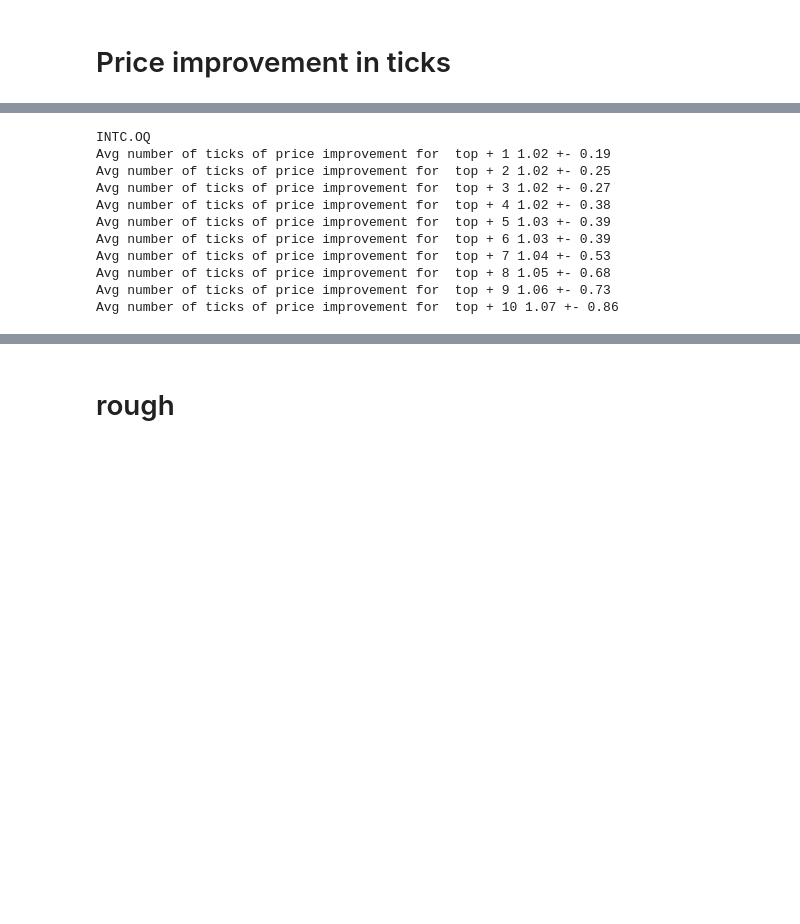
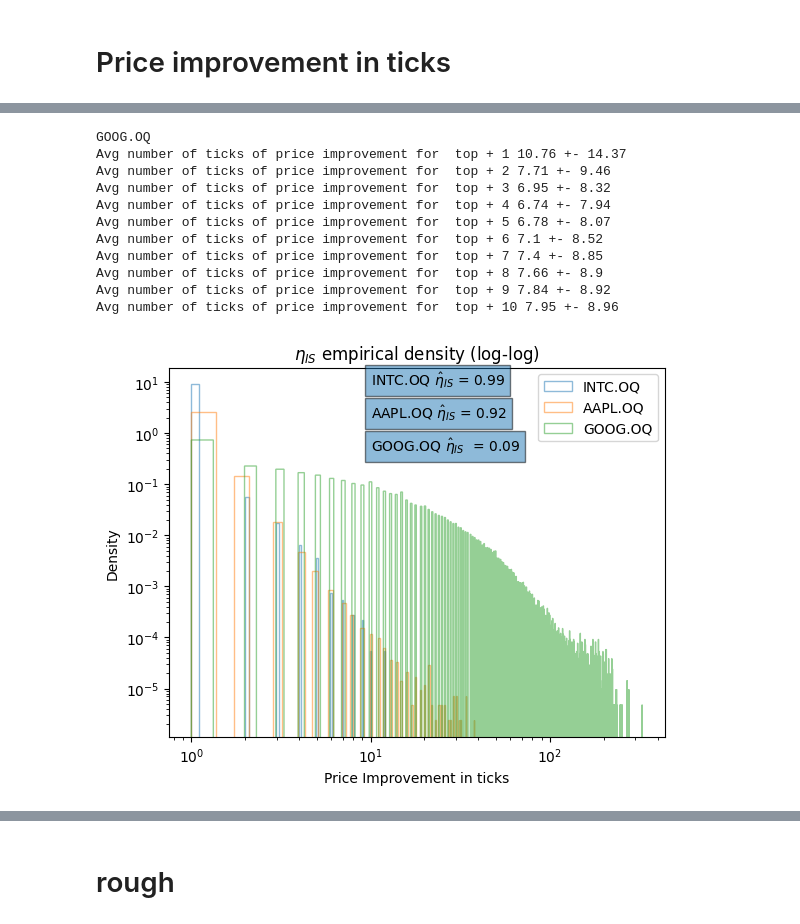
Before and after one commit to konqr/lobSimulations, a Jupyter notebook: src/backup/hawkes/experiments/smallTickEDA.ipynb, the cells around one changed output, grey strips where cells are left out. Drawn from its saved outputs; the diff is of its cells as text; code cells hidden in the pictures; blank space fills up the shorter version.

Commit message:
small tick: etas visualization

```diff
--- a/src/backup/hawkes/experiments/smallTickEDA.ipynb
+++ b/src/backup/hawkes/experiments/smallTickEDA.ipynb
@@ -320,11 +320,11 @@ Avg number of empty levels between top + 8 to top + 9 2.89 +- 0.53
 # %% [markdown]
 # Price improvement in ticks
 # %%
-ric = "INTC.OQ"
+ric = "GOOG.OQ"
 res = {}
 for j in pd.date_range(dt.date(2019,1,2), dt.date(2019,2,4)):
     if j == dt.date(2019,1,9): continue
-    l = dataLoader.Loader(ric, j, j, nlevels = 10, dataPath = "/SAN/fca/Konark_PhD_Experiments/extracted/")
+    l = dataLoader.dataLoader(ric, j, j, nlevels = 10, dataPath = "/SAN/fca/Konark_PhD_Experiments/extracted/GOOG/")
     data = l.load()
     master_dict = {}
     if len(data):
@@ -380,14 +380,35 @@ print(ric)
 for i in range(1,11):
     print("Avg number of ticks of price improvement for  top + " + str(i) +" " + str(np.round(100*np.mean(res[i]),2)) + " +- " + str(np.round(100*np.std(res[i]),2)))
 # %% [output]
-INTC.OQ
-Avg number of ticks of price improvement for  top + 1 1.02 +- 0.19
-Avg number of ticks of price improvement for  top + 2 1.02 +- 0.25
-Avg number of ticks of price improvement for  top + 3 1.02 +- 0.27
-Avg number of ticks of price improvement for  top + 4 1.02 +- 0.38
-Avg number of ticks of price improvement for  top + 5 1.03 +- 0.39
-Avg number of ticks of price improvement for  top + 6 1.03 +- 0.39
-Avg number of ticks of price improvement for  top + 7 1.04 +- 0.53
-Avg number of ticks of price improvement for  top + 8 1.05 +- 0.68
-Avg number of ticks of price improvement for  top + 9 1.06 +- 0.73
-Avg number of ticks of price improvement for  top + 10 1.07 +- 0.86
+GOOG.OQ
+Avg number of ticks of price improvement for  top + 1 10.76 +- 14.37
+Avg number of ticks of price improvement for  top + 2 7.71 +- 9.46
+Avg number of ticks of price improvement for  top + 3 6.95 +- 8.32
+Avg number of ticks of price improvement for  top + 4 6.74 +- 7.94
+Avg number of ticks of price improvement for  top + 5 6.78 +- 8.07
+Avg number of ticks of price improvement for  top + 6 7.1 +- 8.52
+Avg number of ticks of price improvement for  top + 7 7.4 +- 8.85
+Avg number of ticks of price improvement for  top + 8 7.66 +- 8.9
+Avg number of ticks of price improvement for  top + 9 7.84 +- 8.92
+Avg number of ticks of price improvement for  top + 10 7.95 +- 8.96
+# %%
+goog = res
+# %%
+plt.figure()
+a = plt.hist(100*intc[1], bins = 100, density = True, label="INTC.OQ", alpha = 0.5 , histtype = 'step')
+plt.xlabel("Price Improvement in ticks")
+plt.ylabel('Density')
+plt.yscale("log")
+plt.xscale('log')
+plt.text(10, np.max(a[0]) -0.5, "INTC.OQ $\hat{\eta}_{IS}$ = " + str(np.round(1./np.average(np.average(100*intc[1], axis = 0)),2)), bbox=dict(alpha=0.5))
+a = plt.hist(100*aapl[1], bins = 100, density = True, label="AAPL.OQ", alpha = 0.5, histtype = 'step')
+plt.text(10, np.max(a[0]) -0.6, "AAPL.OQ $\hat{\eta}_{IS}$ = " + str(np.round(1./np.average(np.average(100*aapl[1], axis = 0)),2)), bbox=dict(alpha=0.5))
+a = plt.hist(100*goog[1], bins = 1000, density = True, label="GOOG.OQ", alpha = 0.5, histtype = 'step')
+plt.text(10, np.max(a[0]) -0.3, "GOOG.OQ $\hat{\eta}_{IS}$  = " + str(np.round(1./np.average(np.average(100*goog[1], axis = 0)),2)), bbox=dict(alpha=0.5))
+#plt.xlim([0,10])
+#plt.xticks(np.arange(1,11))
+plt.legend()
+plt.title("$\eta_{IS}$ empirical density (log-log)")
+plt.savefig("/SAN/fca/Konark_PhD_Experiments/smallTick/EDA_eta_IS.png")
+# %% [output]
+[figure, added]
```
Also changed, not shown: parts of 7 cells of this notebook, 2 other files.
